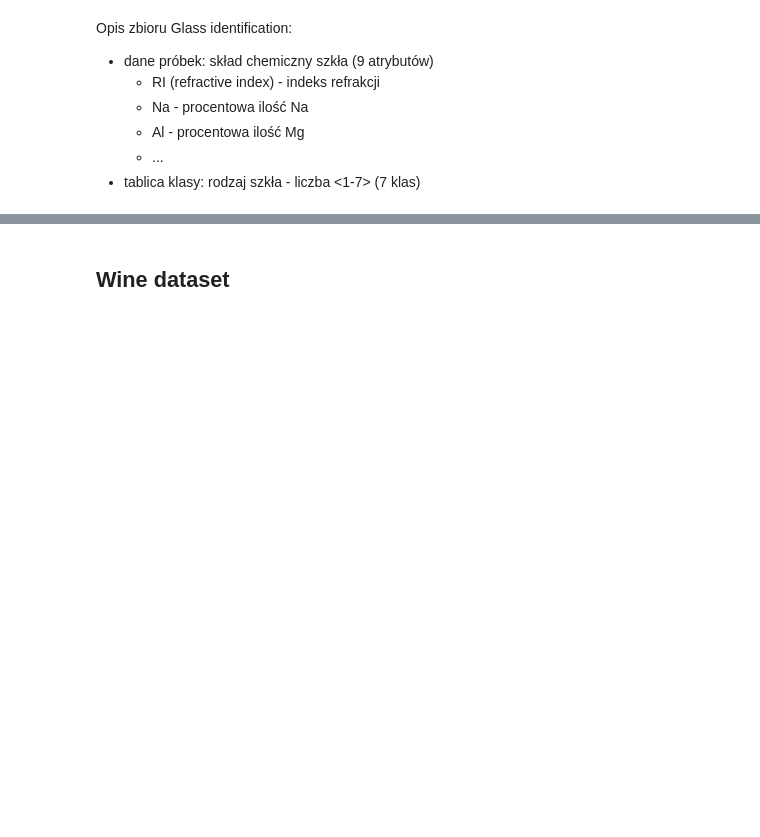
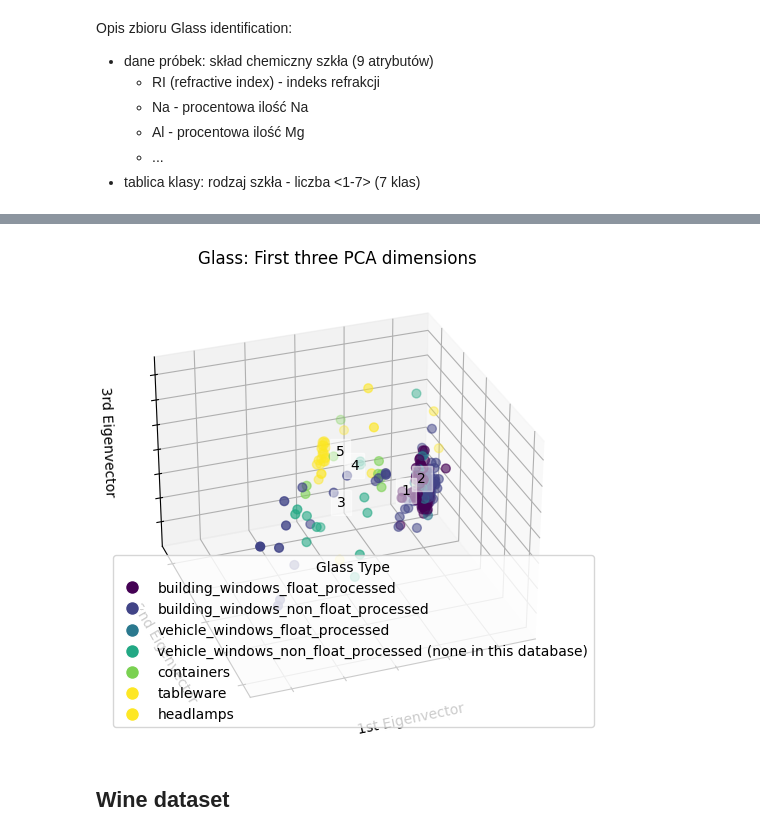
Before and after one commit to piotrdurniat/ml-l0-principal-component-analysis, a Jupyter notebook: uczenie-maszynowe-lab-0.ipynb, the cells around one changed output, grey strips where cells are left out. Drawn from its saved outputs; the diff is of its cells as text; code cells hidden in the pictures; blank space fills up the shorter version.

```diff
--- a/uczenie-maszynowe-lab-0.ipynb
+++ b/uczenie-maszynowe-lab-0.ipynb
@@ -208,0 +246,82 @@ Opis zbioru Glass identification:
+# %%
+from sklearn.preprocessing import LabelEncoder
+from sklearn.decomposition import PCA
+import matplotlib.pyplot as plt
+import numpy as np
+from ucimlrepo import fetch_ucirepo
+
+glass: UciMlDataset = fetch_ucirepo(id=42)
+
+X = glass.data.features
+y = glass.data.targets
+
+
+# convert target names to numerical values
+le = LabelEncoder()
+y_numeric = le.fit_transform(y["Type_of_glass"])
+
+
+fig = plt.figure(1, figsize=(8, 6))
+ax = fig.add_subplot(111, projection="3d", elev=-150, azim=110)
+
+# Reduce the data to 3 dimensions
+X_reduced = PCA(n_components=3).fit_transform(X)
+scatter = ax.scatter(
+    X_reduced[:, 0],
+    X_reduced[:, 1],
+    X_reduced[:, 2],
+    c=y_numeric,
+    s=40,
+)
+
+print(X_reduced.shape)
+
+ax.set_title("Glass: First three PCA dimensions")
+ax.set_xlabel("1st Eigenvector")
+ax.xaxis.set_ticklabels([])
+ax.set_ylabel("2nd Eigenvector")
+ax.yaxis.set_ticklabels([])
+ax.set_zlabel("3rd Eigenvector")
+ax.zaxis.set_ticklabels([])
+
+for i in range(1, 8):
+    mask = y_numeric == i
+    if np.any(mask):
+        ax.text3D(
+            X_reduced[y_numeric == i, 0].mean(),
+            X_reduced[y_numeric == i, 1].mean(),
+            X_reduced[y_numeric == i, 2].mean(),
+            i,
+            horizontalalignment="center",
+            bbox=dict(alpha=0.5, edgecolor="w", facecolor="w"),
+        )
+
+# legend
+glass_type_names = [
+    "building_windows_float_processed",
+    "building_windows_non_float_processed",
+    "vehicle_windows_float_processed",
+    "vehicle_windows_non_float_processed (none in this database)",
+    "containers",
+    "tableware",
+    "headlamps",
+]
+
+# Create a legend mapping numeric labels to glass type names
+handles = [
+    plt.Line2D(
+        [0],
+        [0],
+        marker="o",
+        color="w",
+        label=glass_type_names[i],
+        markerfacecolor=scatter.cmap(scatter.norm(i)),
+        markersize=10,
+    )
+    for i in range(len(glass_type_names))
+]
+ax.legend(handles=handles, title="Glass Type")
+
+
+plt.show()
+# %% [output]
@@ -209,3 +329,4 @@ Opis zbioru Glass identification:
+[figure, added]
 # %% [markdown]
 ## Wine dataset
 # %%
```
Also changed, not shown: parts of 6 cells of this notebook.
